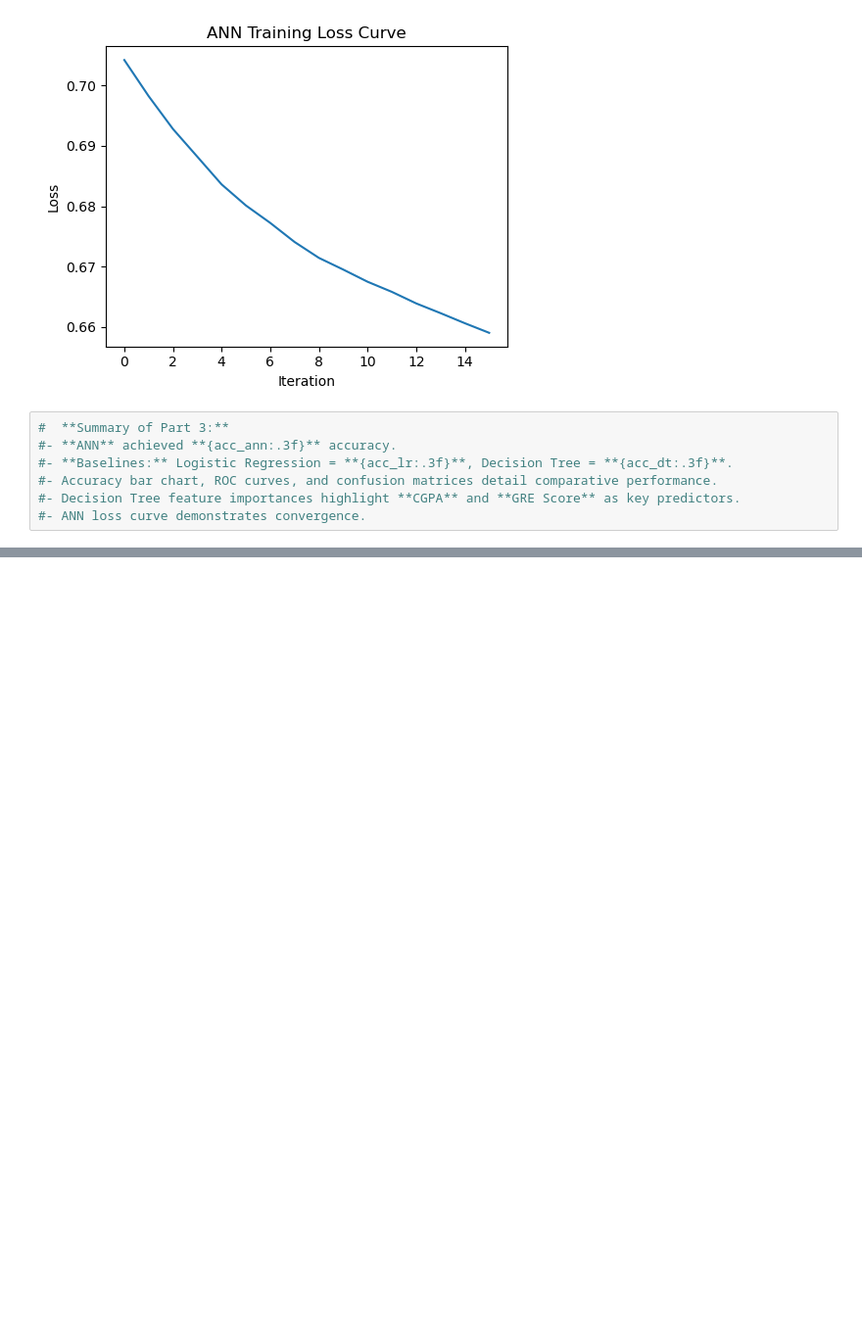
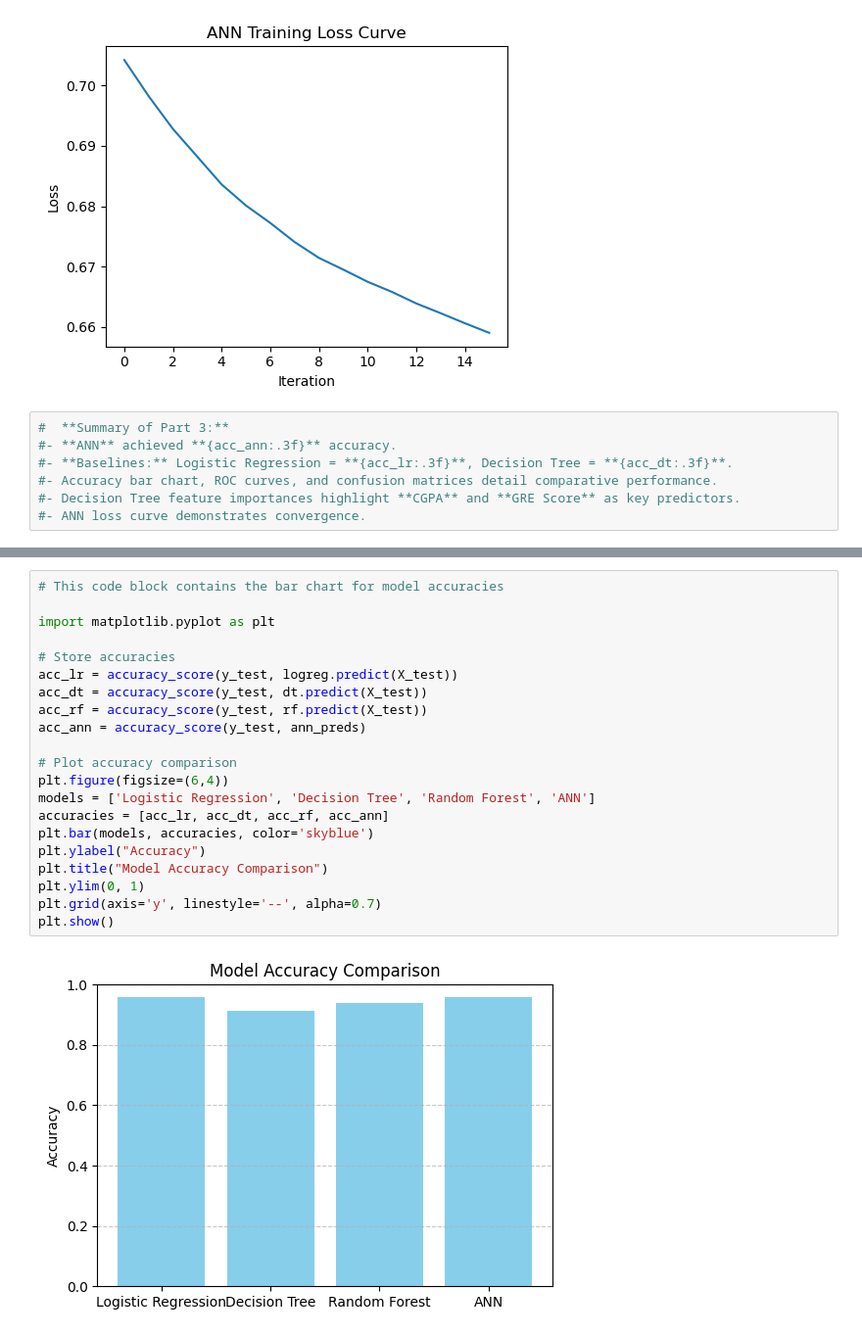
Before and after one commit to ramprashant66/CSC177_Poject1, a Jupyter notebook: Assignment 4/Assignment4.ipynb, the cells around one changed output, grey strips where cells are left out. Shown at 98% size. Saved outputs shown, nothing was run; the diff lists cells and outputs as text; blank space fills up the shorter version.

```diff
--- a/Assignment 4/Assignment4.ipynb
+++ b/Assignment 4/Assignment4.ipynb
@@ -513,0 +572,23 @@ plt.show()
+# %%
+# This code block contains the bar chart for model accuracies
+
+import matplotlib.pyplot as plt
+
+# Store accuracies
+acc_lr = accuracy_score(y_test, logreg.predict(X_test))
+acc_dt = accuracy_score(y_test, dt.predict(X_test))
+acc_rf = accuracy_score(y_test, rf.predict(X_test))
+acc_ann = accuracy_score(y_test, ann_preds)
+
+# Plot accuracy comparison
+plt.figure(figsize=(6,4))
+models = ['Logistic Regression', 'Decision Tree', 'Random Forest', 'ANN']
+accuracies = [acc_lr, acc_dt, acc_rf, acc_ann]
+plt.bar(models, accuracies, color='skyblue')
+plt.ylabel("Accuracy")
+plt.title("Model Accuracy Comparison")
+plt.ylim(0, 1)
+plt.grid(axis='y', linestyle='--', alpha=0.7)
+plt.show()
+# %% [output]
+[figure, added]
```
Also changed, not shown: parts of 5 cells of this notebook.
